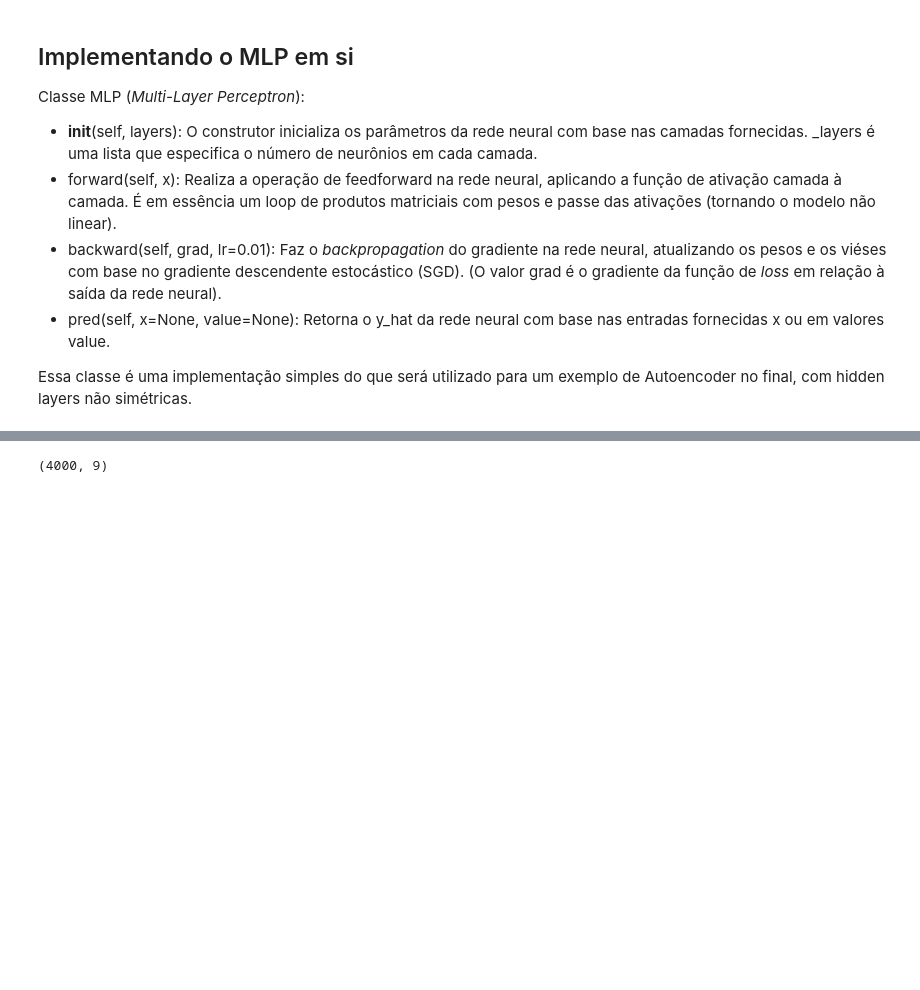
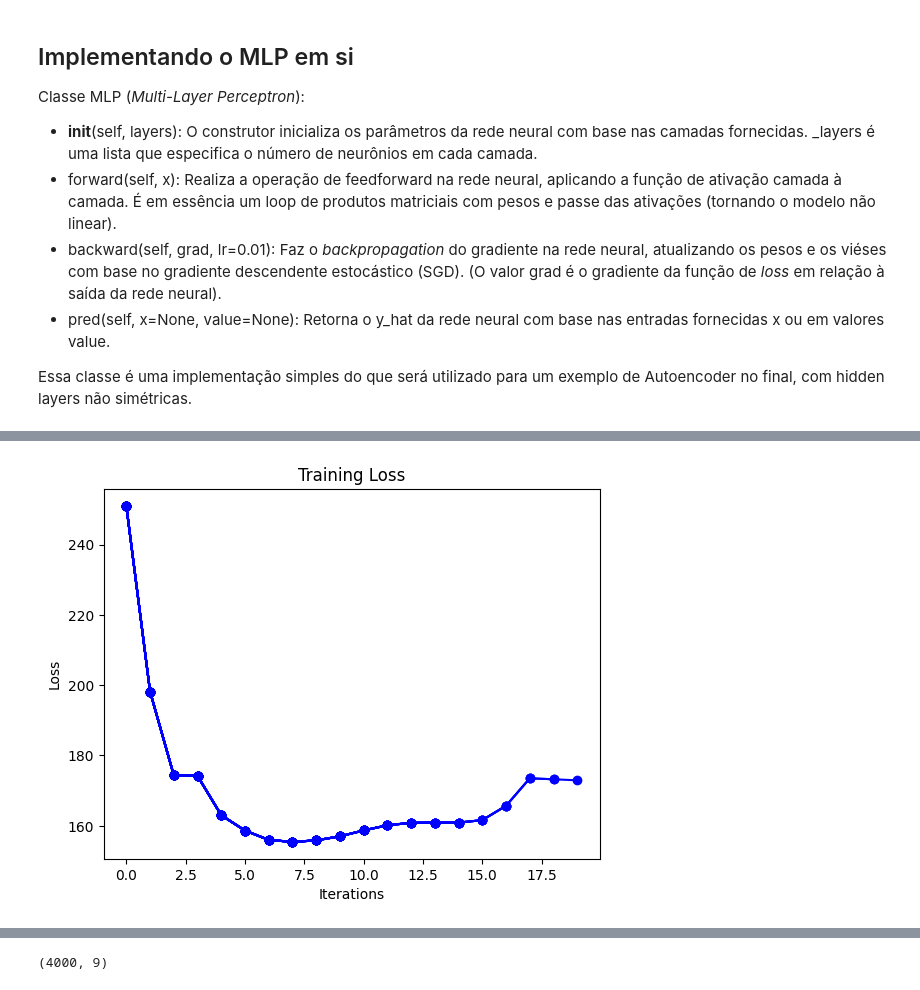
Before and after one commit to rzimmerdev/sentiment-analysis, a Jupyter notebook: atividade_1.ipynb, the cells around one changed output, grey strips where cells are left out. Saved outputs shown, nothing was run; the diff lists cells and outputs as text; code cells hidden in the pictures; blank space fills up the shorter version.

```diff
--- a/atividade_1.ipynb
+++ b/atividade_1.ipynb
@@ -278,0 +299,11 @@ def train(dataset, model: Module, criterion: Loss, lr=1e-4, epochs=1000):
+# %%
+# Testing single backpropagation
+criteria = CrossEntropy()
+x, y = dataset[0]
+y_pred = mlp.forward(x)
+
+grad = criteria.gradient(y, y_pred)
+
+mlp.backward(grad, lr=1e-1)
+weights = mlp.weights
+print(f"Weights: {weights[0]}")
@@ -321,0 +387,3 @@ ValueError: shapes (10,) and (2,) not aligned: 10 (dim 0) != 2 (dim 0)
+# %%
+losses = train(dataset, mlp, criterion, lr=1e-3, epochs=1000)
+# %% [output]
@@ -321,0 +410 @@ ValueError: shapes (10,) and (2,) not aligned: 10 (dim 0) != 2 (dim 0)
+[figure, added]
```
Also changed, not shown: parts of 25 cells of this notebook.
